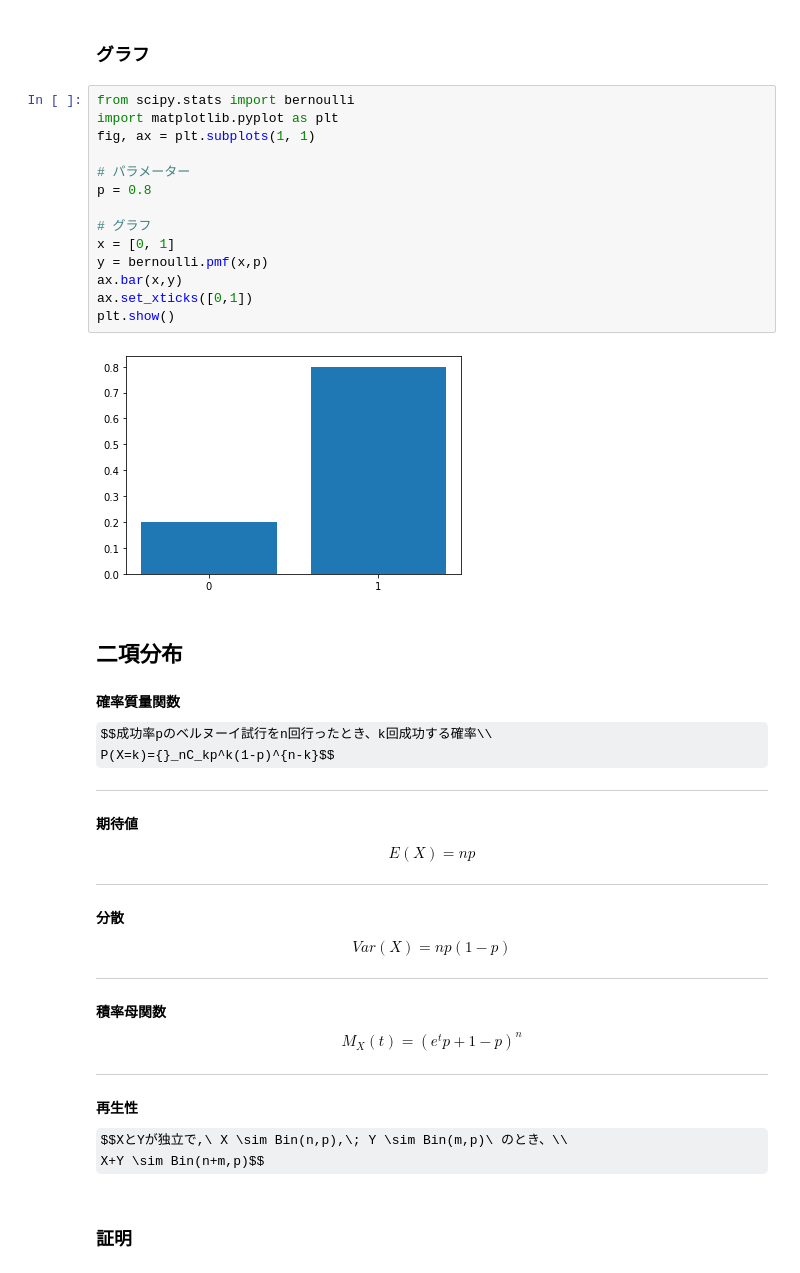
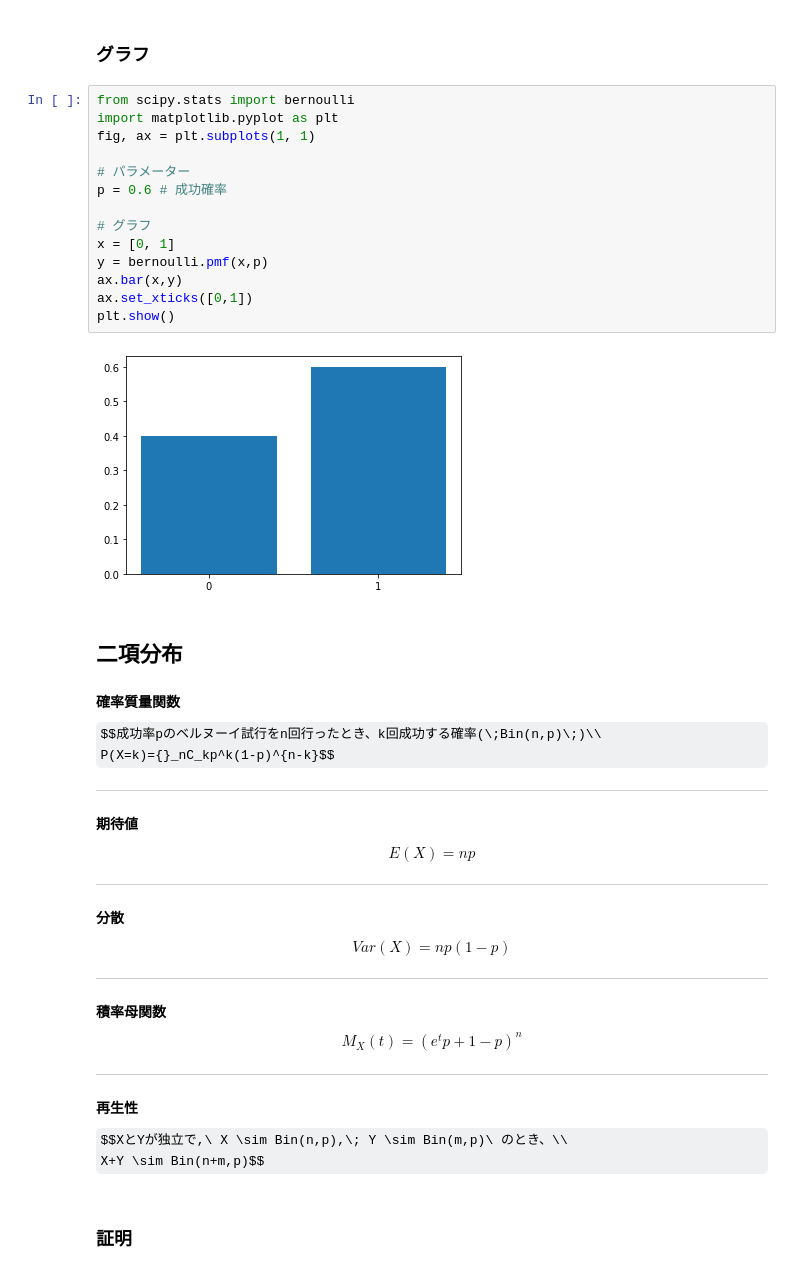
Before and after one commit to Yuki-Kabe/Mathematical-Statistics, a Jupyter notebook: note/確率分布.ipynb, the cells around one changed output. Cells and saved outputs as stored; diff of their text form; some formulas as TeX source.

```diff
--- a/note/確率分布.ipynb
+++ b/note/確率分布.ipynb
@@ -73,24 +73,24 @@ $$M_X(t)=e^tp+1-p$$
 # %%
 from scipy.stats import bernoulli
 import matplotlib.pyplot as plt
 fig, ax = plt.subplots(1, 1)
 
 # パラメーター
-p = 0.8
+p = 0.6 # 成功確率
 
 # グラフ
 x = [0, 1]
 y = bernoulli.pmf(x,p)
 ax.bar(x,y)
 ax.set_xticks([0,1])
 plt.show()
 # %% [output]
-[figure, old version]
+[figure, new version]
 # %% [markdown]
 ## 二項分布
 # %% [markdown]
 **確率質量関数**
-$$成功率pのベルヌーイ試行をn回行ったとき、k回成功する確率\\
+$$成功率pのベルヌーイ試行をn回行ったとき、k回成功する確率(\;Bin(n,p)\;)\\
 P(X=k)={}_nC_kp^k(1-p)^{n-k}$$
 
 ---
```
Also changed, not shown: parts of 6 cells of this notebook, 5 other files.
